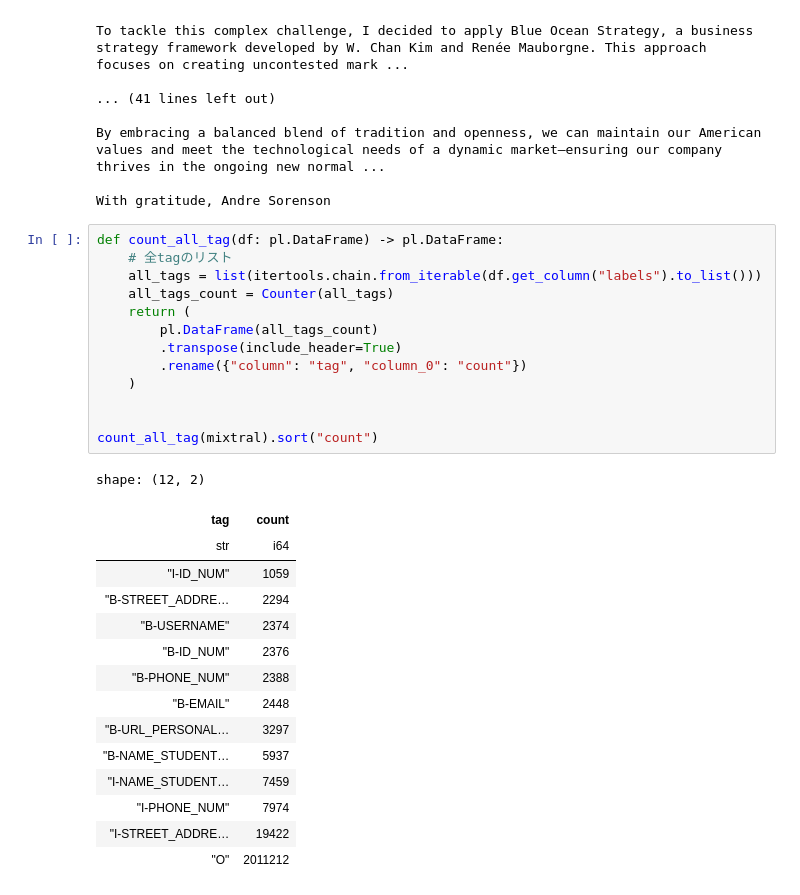
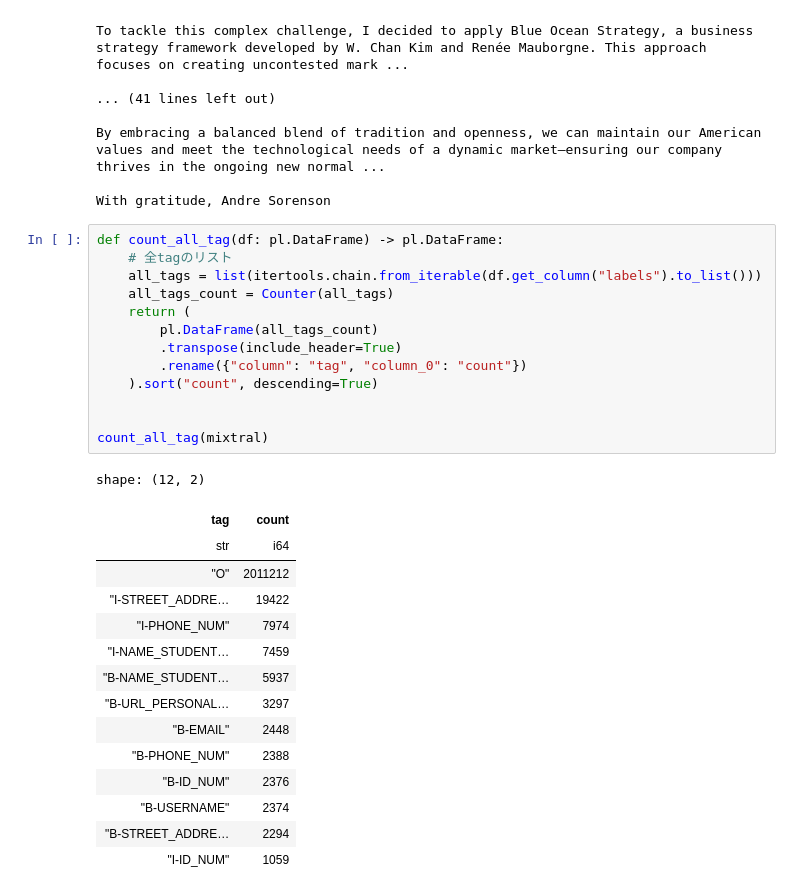
Before and after one commit to sinchir0/pll_data_detection, a Jupyter notebook: eda/2403060806_check_mixtral-8x7b-v1.ipynb, the cells around one changed output. Drawn from its saved outputs; the diff is of its cells as text.

```diff
--- a/eda/2403060806_check_mixtral-8x7b-v1.ipynb
+++ b/eda/2403060806_check_mixtral-8x7b-v1.ipynb
@@ -55,29 +55,29 @@ With gratitude, Andre Sorenson
 # %%
 def count_all_tag(df: pl.DataFrame) -> pl.DataFrame:
     # 全tagのリスト
     all_tags = list(itertools.chain.from_iterable(df.get_column("labels").to_list()))
     all_tags_count = Counter(all_tags)
     return (
         pl.DataFrame(all_tags_count)
         .transpose(include_header=True)
         .rename({"column": "tag", "column_0": "count"})
-    )
+    ).sort("count", descending=True)
 
 
-count_all_tag(mixtral).sort("count")
+count_all_tag(mixtral)
 # %% [output]
 shape: (12, 2)
 | tag | count |
 | str | i64 |
+| "O" | 2011212 |
+| "I-STREET_ADDRE… | 19422 |
+| "I-PHONE_NUM" | 7974 |
+| "I-NAME_STUDENT… | 7459 |
+| "B-NAME_STUDENT… | 5937 |
+| "B-URL_PERSONAL… | 3297 |
+| "B-EMAIL" | 2448 |
+| "B-PHONE_NUM" | 2388 |
+| "B-ID_NUM" | 2376 |
+| "B-USERNAME" | 2374 |
+| "B-STREET_ADDRE… | 2294 |
 | "I-ID_NUM" | 1059 |
-| "B-STREET_ADDRE… | 2294 |
-| "B-USERNAME" | 2374 |
-| "B-ID_NUM" | 2376 |
-| "B-PHONE_NUM" | 2388 |
-| "B-EMAIL" | 2448 |
-| "B-URL_PERSONAL… | 3297 |
-| "B-NAME_STUDENT… | 5937 |
-| "I-NAME_STUDENT… | 7459 |
-| "I-PHONE_NUM" | 7974 |
-| "I-STREET_ADDRE… | 19422 |
-| "O" | 2011212 |
```
Also changed, not shown: parts of 6 cells of this notebook, 3 other files.
